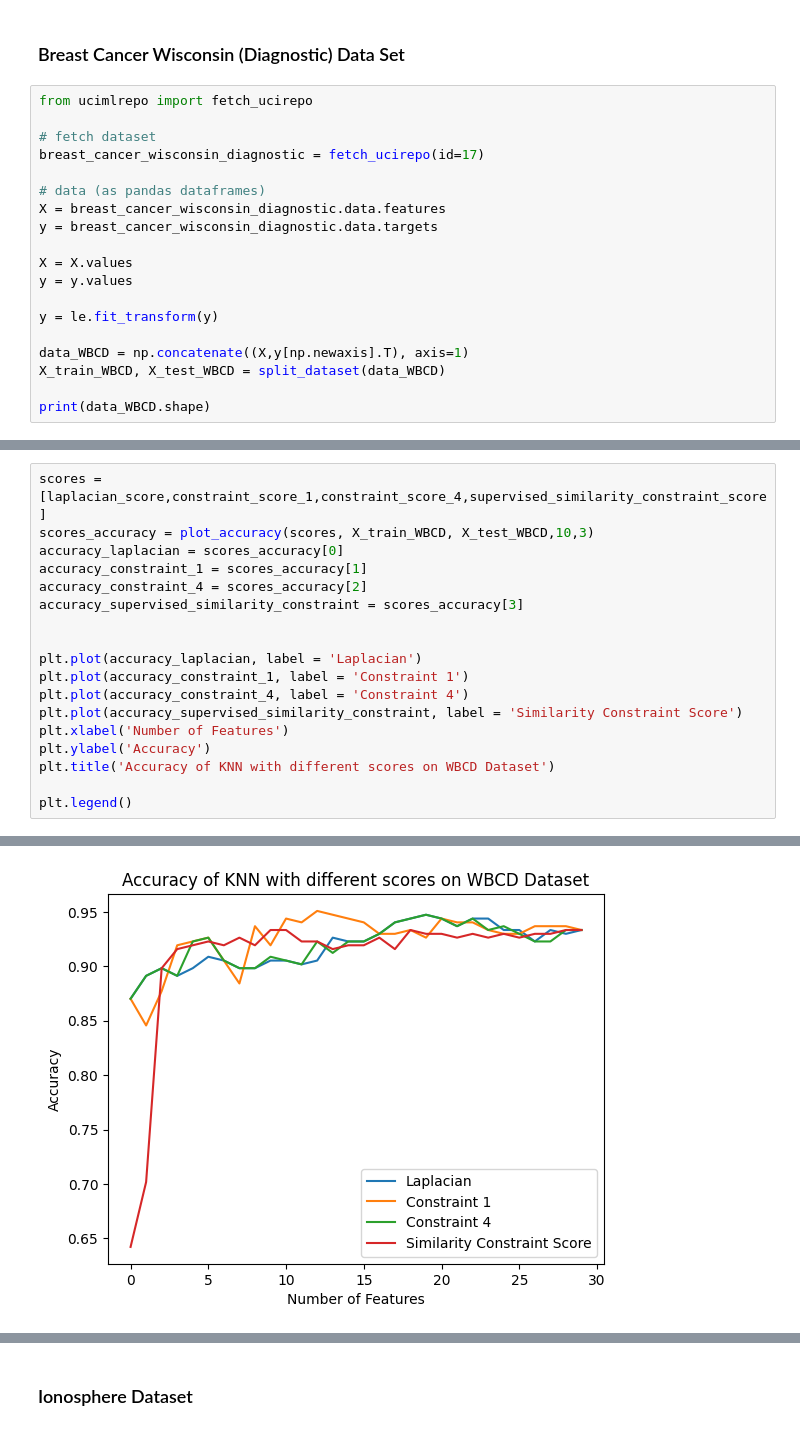
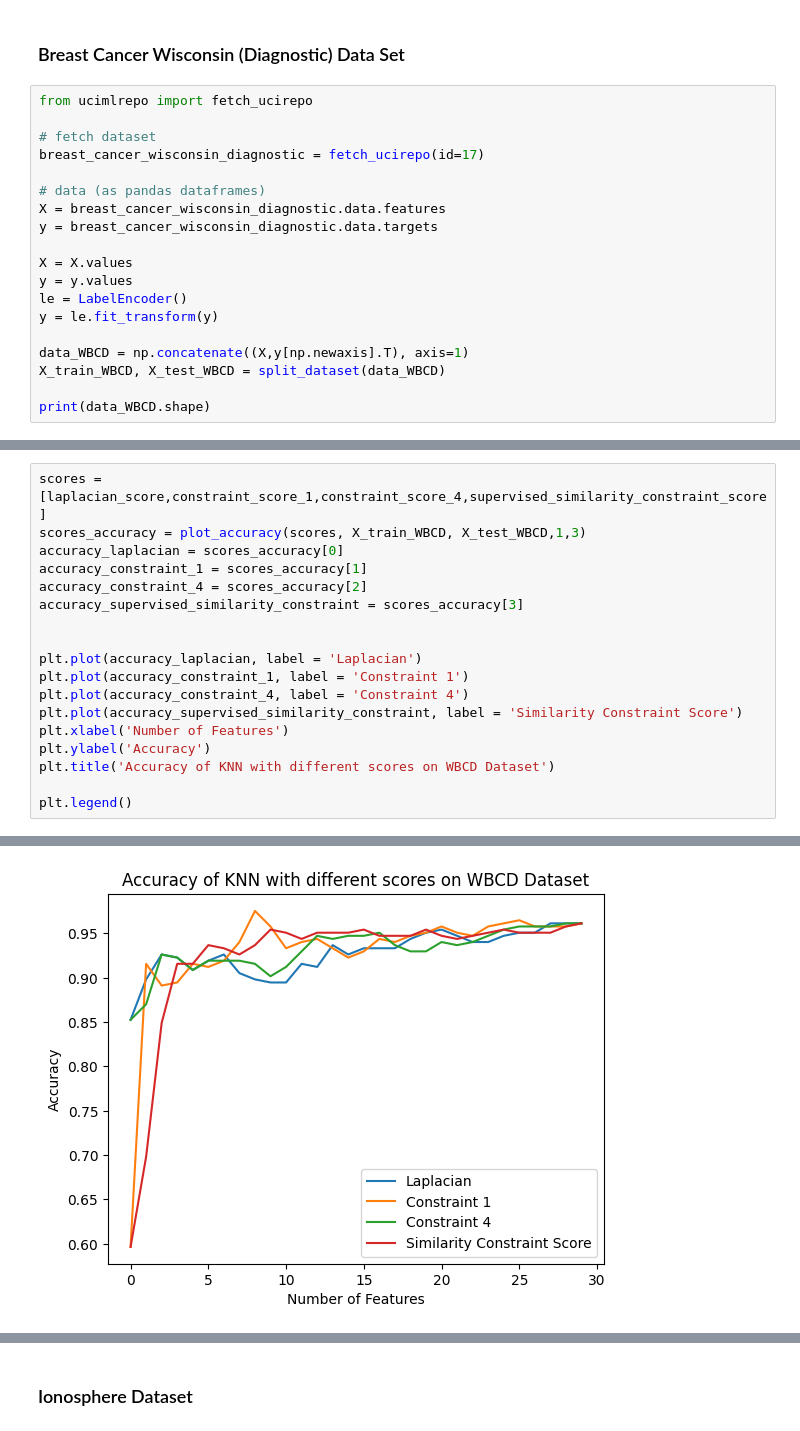
Before and after one commit to FabioGadegbeku/Similarity-Based-CS, a Jupyter notebook: sim_based_cs/notebook.ipynb, the cells around one changed output, grey strips where cells are left out. Drawn from its saved outputs; the diff is of its cells as text.

```diff
--- a/sim_based_cs/notebook.ipynb
+++ b/sim_based_cs/notebook.ipynb
@@ -244,7 +228,7 @@ y = breast_cancer_wisconsin_diagnostic.data.targets
 
 X = X.values
 y = y.values
-
+le = LabelEncoder()
 y = le.fit_transform(y)
 
 data_WBCD = np.concatenate((X,y[np.newaxis].T), axis=1)
@@ -256,24 +240,24 @@ AttributeError: 'NoneType' object has no attribute 'shape'
 # %%
 scores = [laplacian_score,constraint_score_1,constraint_score_4,supervised_similarity_constraint_score]
-scores_accuracy = plot_accuracy(scores, X_train_WBCD, X_test_WBCD,10,3)
+scores_accuracy = plot_accuracy(scores, X_train_WBCD, X_test_WBCD,1,3)
 accuracy_laplacian = scores_accuracy[0]
 accuracy_constraint_1 = scores_accuracy[1]
 accuracy_constraint_4 = scores_accuracy[2]
 accuracy_supervised_similarity_constraint = scores_accuracy[3]
 
 
 plt.plot(accuracy_laplacian, label = 'Laplacian')
 plt.plot(accuracy_constraint_1, label = 'Constraint 1')
 plt.plot(accuracy_constraint_4, label = 'Constraint 4')
 plt.plot(accuracy_supervised_similarity_constraint, label = 'Similarity Constraint Score')
 plt.xlabel('Number of Features')
 plt.ylabel('Accuracy')
 plt.title('Accuracy of KNN with different scores on WBCD Dataset')
 
 plt.legend()
 # %% [output]
 <matplotlib.legend.Legend at 0x...>
-[figure, old version]
+[figure, new version]
 # %%
 auc_laplacian = auc_score(accuracy_laplacian)
 auc_constraint_1 = auc_score(accuracy_constraint_1)
```
Also changed, not shown: parts of 25 cells of this notebook.
